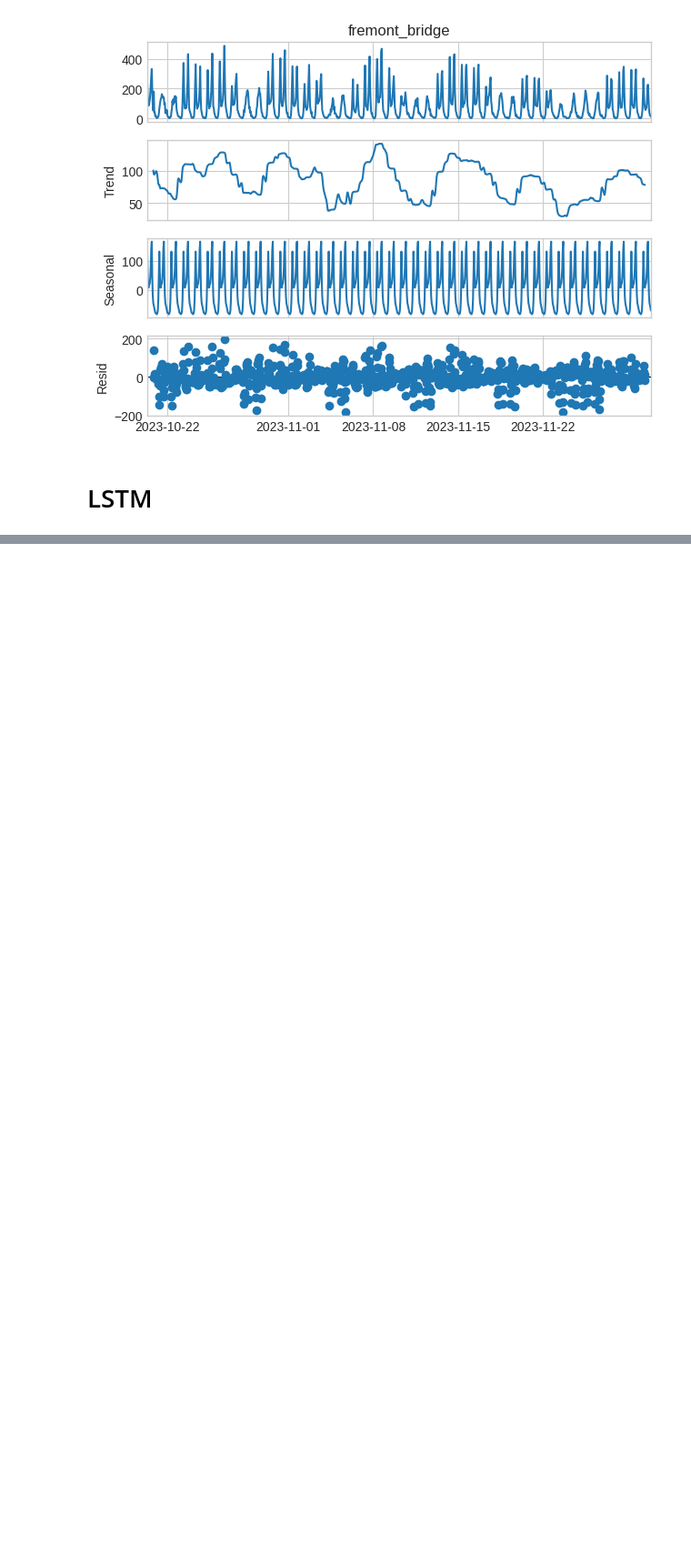
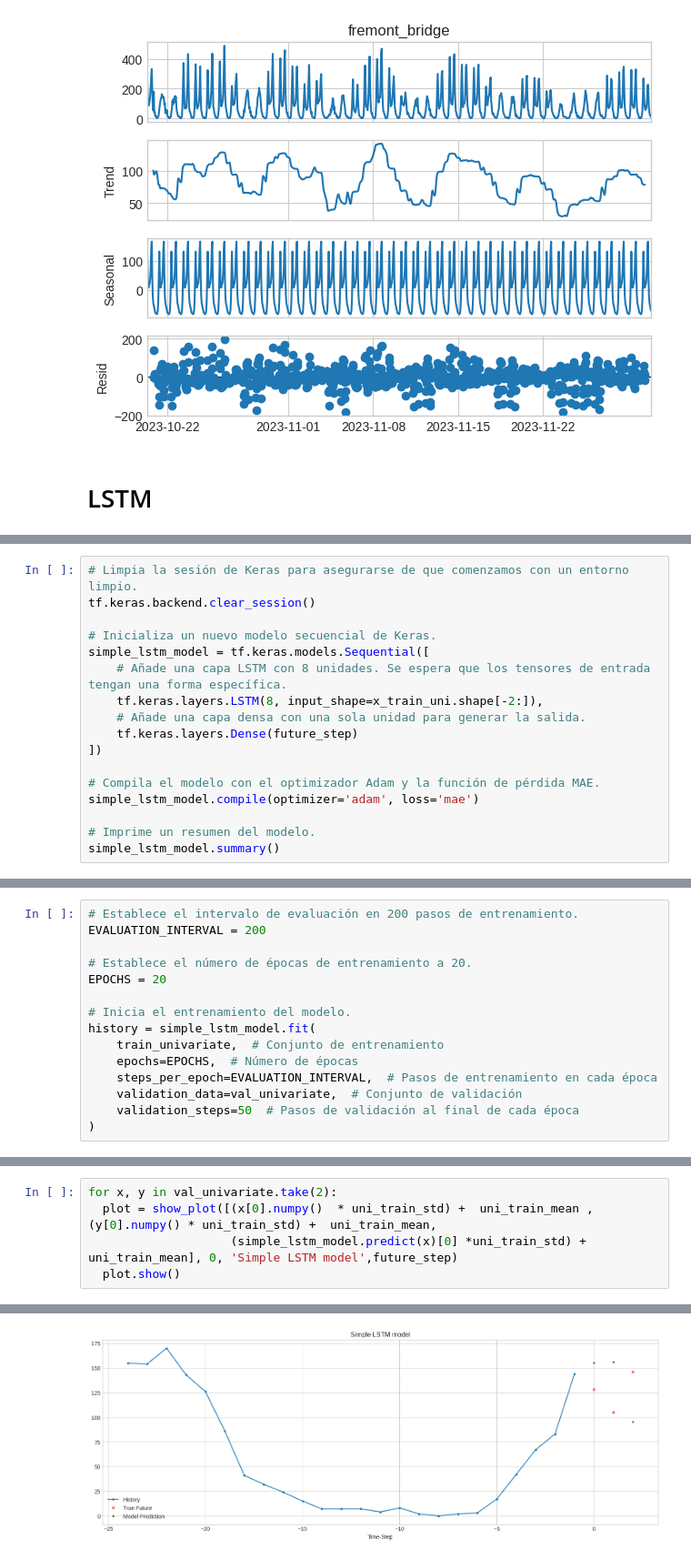
Before and after one commit to KevinrealG/Series_de_tiempo, a Jupyter notebook: 02_Aplying_arima_lstm.ipynb, the cells around one changed output, grey strips where cells are left out. Shown at 91% size. Cells and saved outputs as stored; diff of their text form; blank space fills up the shorter version.

```diff
--- a/02_Aplying_arima_lstm.ipynb
+++ b/02_Aplying_arima_lstm.ipynb
@@ -235,0 +371,17 @@ plt.show()
+# %%
+# Limpia la sesión de Keras para asegurarse de que comenzamos con un entorno limpio.
+tf.keras.backend.clear_session()
+
+# Inicializa un nuevo modelo secuencial de Keras.
+simple_lstm_model = tf.keras.models.Sequential([
+    # Añade una capa LSTM con 8 unidades. Se espera que los tensores de entrada tengan una forma específica.
+    tf.keras.layers.LSTM(8, input_shape=x_train_uni.shape[-2:]),
+    # Añade una capa densa con una sola unidad para generar la salida.
+    tf.keras.layers.Dense(future_step)
+])
+
+# Compila el modelo con el optimizador Adam y la función de pérdida MAE.
+simple_lstm_model.compile(optimizer='adam', loss='mae')
+
+# Imprime un resumen del modelo.
+simple_lstm_model.summary()
@@ -235,0 +402,15 @@ plt.show()
+# %%
+# Establece el intervalo de evaluación en 200 pasos de entrenamiento.
+EVALUATION_INTERVAL = 200
+
+# Establece el número de épocas de entrenamiento a 20.
+EPOCHS = 20
+
+# Inicia el entrenamiento del modelo.
+history = simple_lstm_model.fit(
+    train_univariate,  # Conjunto de entrenamiento
+    epochs=EPOCHS,  # Número de épocas
+    steps_per_epoch=EVALUATION_INTERVAL,  # Pasos de entrenamiento en cada época
+    validation_data=val_univariate,  # Conjunto de validación
+    validation_steps=50  # Pasos de validación al final de cada época
+)
@@ -235,0 +435,6 @@ plt.show()
+# %%
+for x, y in val_univariate.take(2):
+  plot = show_plot([(x[0].numpy()  * uni_train_std) +  uni_train_mean , (y[0].numpy() * uni_train_std) +  uni_train_mean,
+                    (simple_lstm_model.predict(x)[0] *uni_train_std) + uni_train_mean], 0, 'Simple LSTM model',future_step)
+  plot.show()
+# %% [output]
@@ -235,0 +442 @@ plt.show()
+[figure, added]
```
Also changed, not shown: parts of 14 cells of this notebook.
